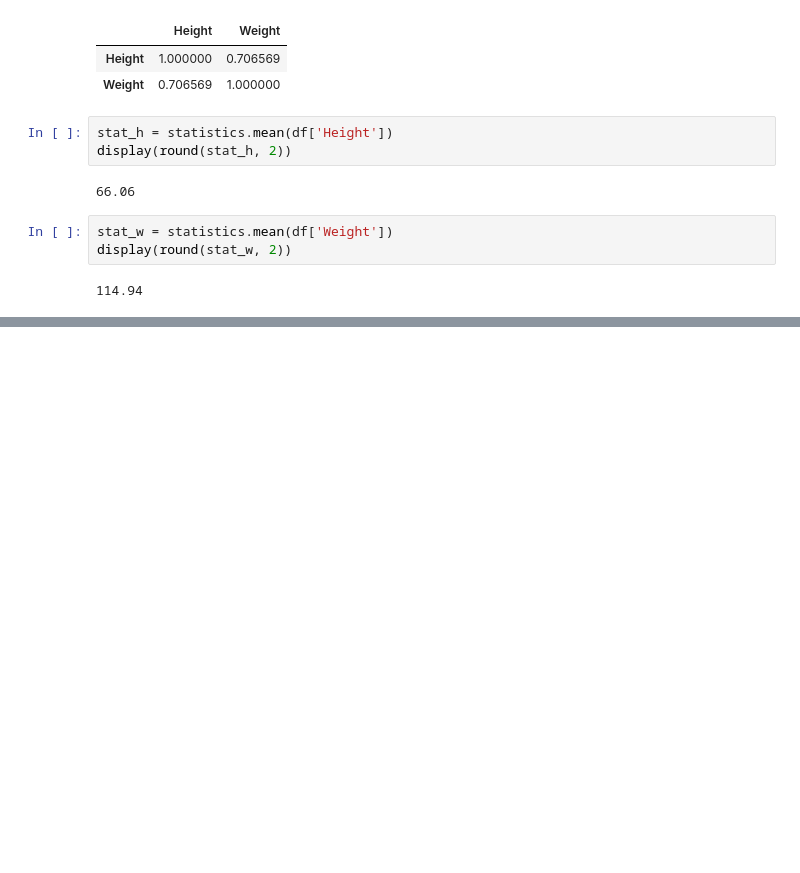
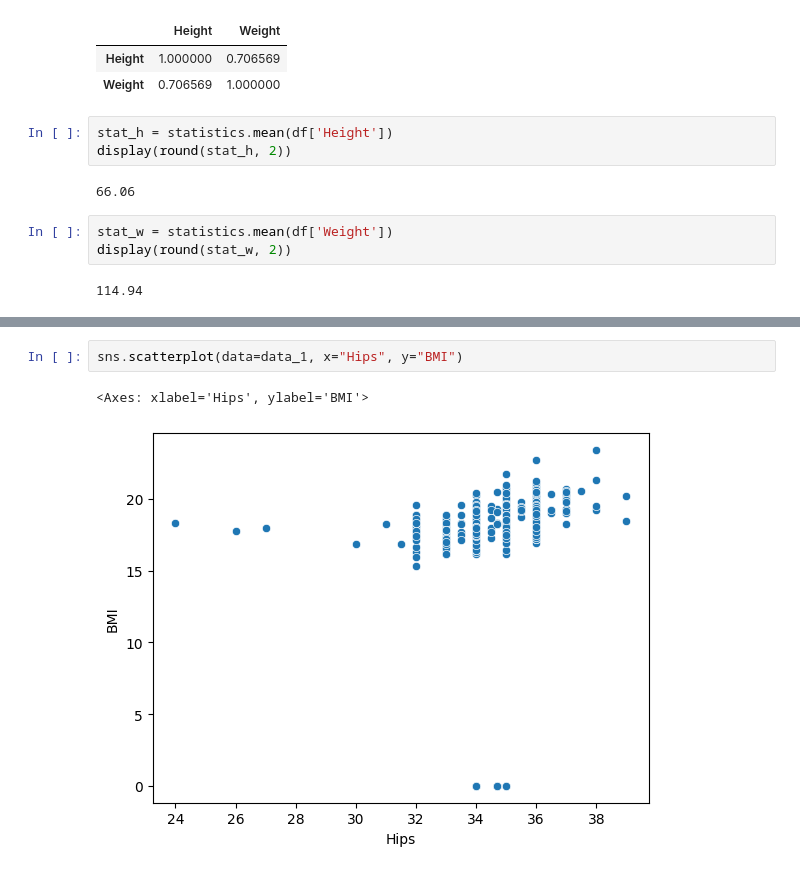
Before and after one commit to ivajazz/EDA_1_2, a Jupyter notebook: EDA_2_6.ipynb, the cells around one changed output, grey strips where cells are left out. Cells and saved outputs as stored; diff of their text form; blank space fills up the shorter version.

```diff
--- a/EDA_2_6.ipynb
+++ b/EDA_2_6.ipynb
@@ -88,0 +96,5 @@ display(round(stat_w, 2))
+# %%
+sns.scatterplot(data=data_1, x="Hips", y="BMI")
+# %% [output]
+<Axes: xlabel='Hips', ylabel='BMI'>
+[figure, added]
```
Also changed, not shown: parts of 2 cells of this notebook.
